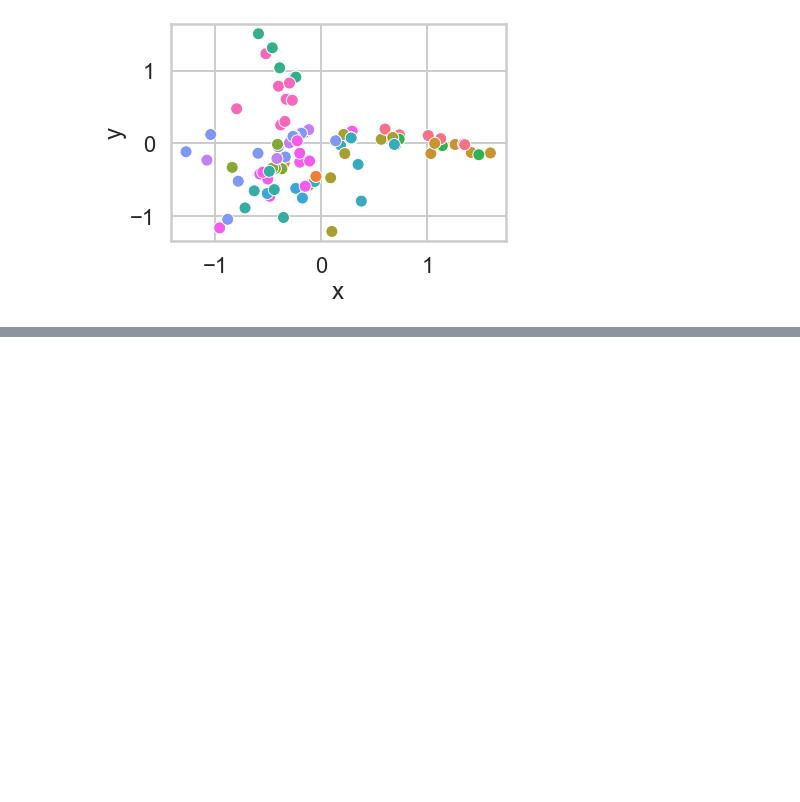
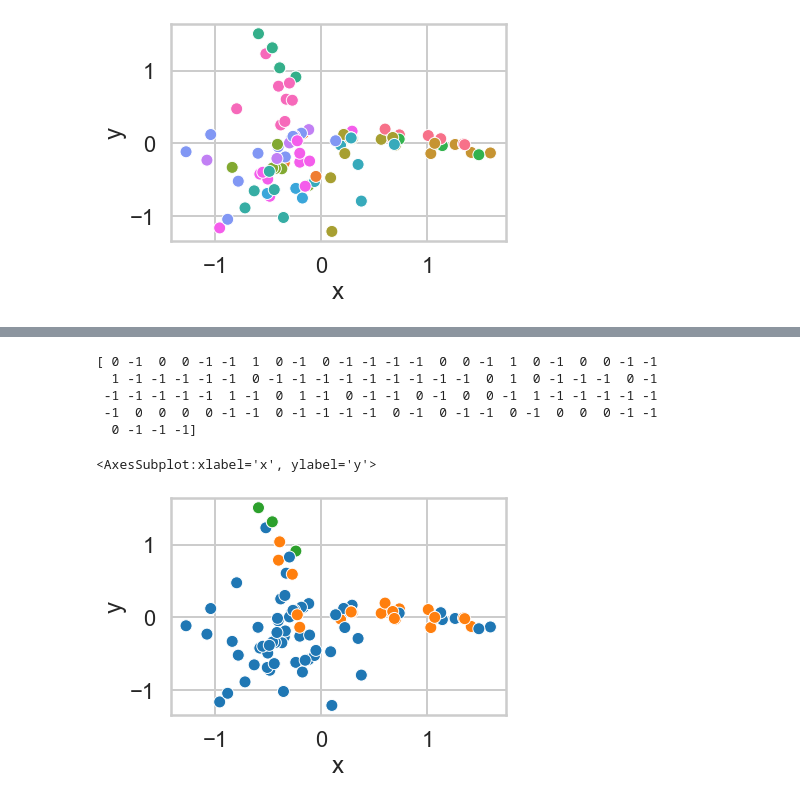
Before and after one commit to SherryTxyz/Customer-Segmentation-Using-Clustering-Case-Study, a Jupyter notebook: Clustering Case Study - Customer Segmentation with K-Means - Tier 3-Thompson.ipynb, the cells around one changed output, grey strips where cells are left out. Drawn from its saved outputs; the diff is of its cells as text; code cells hidden in the pictures; blank space fills up the shorter version.

```diff
--- a/Clustering Case Study - Customer Segmentation with K-Means - Tier 3-Thompson.ipynb
+++ b/Clustering Case Study - Customer Segmentation with K-Means - Tier 3-Thompson.ipynb
@@ -647,0 +690,21 @@ sns.scatterplot(af_data['x'], af_data['y'], hue=af_data['af_clusters'], legend=F
+# %%
+from sklearn.cluster import DBSCAN
+from sklearn.preprocessing import StandardScaler
+array2 = StandardScaler().fit_transform(array)
+db = DBSCAN(eps=4, min_samples=10).fit(array2)
+labels = db.labels_
+
+print(labels)
+# %% [output]
+[ 0 -1  0  0 -1 -1  1  0 -1  0 -1 -1 -1 -1  0  0 -1  1  0 -1  0  0 -1 -1
+  1 -1 -1 -1 -1 -1  0 -1 -1 -1 -1 -1 -1 -1 -1 -1  0  1  0 -1 -1 -1  0 -1
+ -1 -1 -1 -1 -1  1 -1  0  1 -1  0 -1 -1  0 -1  0  0 -1  1 -1 -1 -1 -1 -1
+ -1  0  0  0  0 -1 -1  0 -1 -1 -1 -1  0 -1  0 -1 -1  0 -1  0  0  0 -1 -1
+  0 -1 -1 -1]
+# %%
+db_data = pca_data
+db_data['db_clusters'] = pd.Categorical(labels)
+sns.scatterplot(db_data['x'], db_data['y'], hue=db_data['db_clusters'], legend=False)
+# %% [output]
+<AxesSubplot:xlabel='x', ylabel='y'>
+[figure, added]
```
Also changed, not shown: parts of 14 cells of this notebook.
